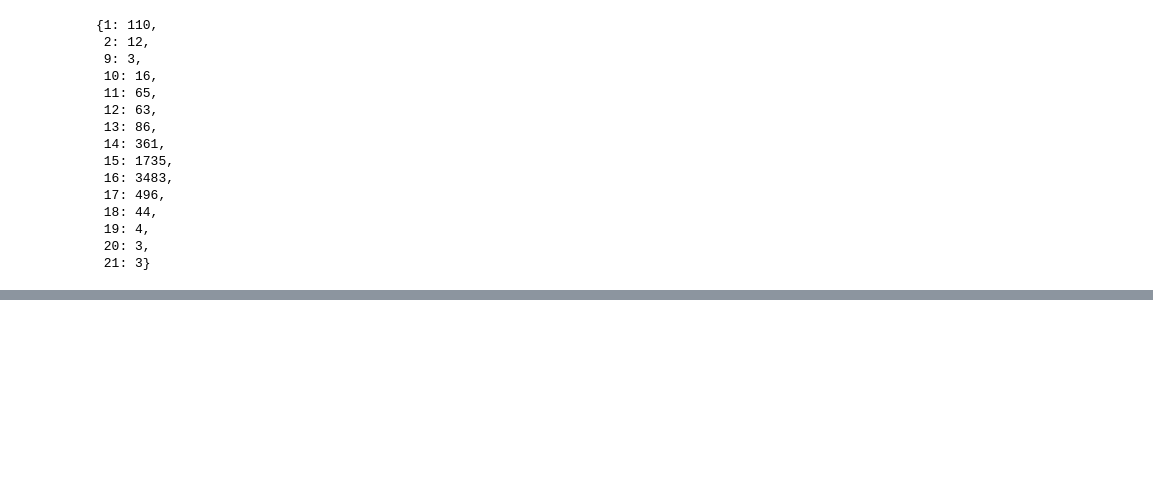
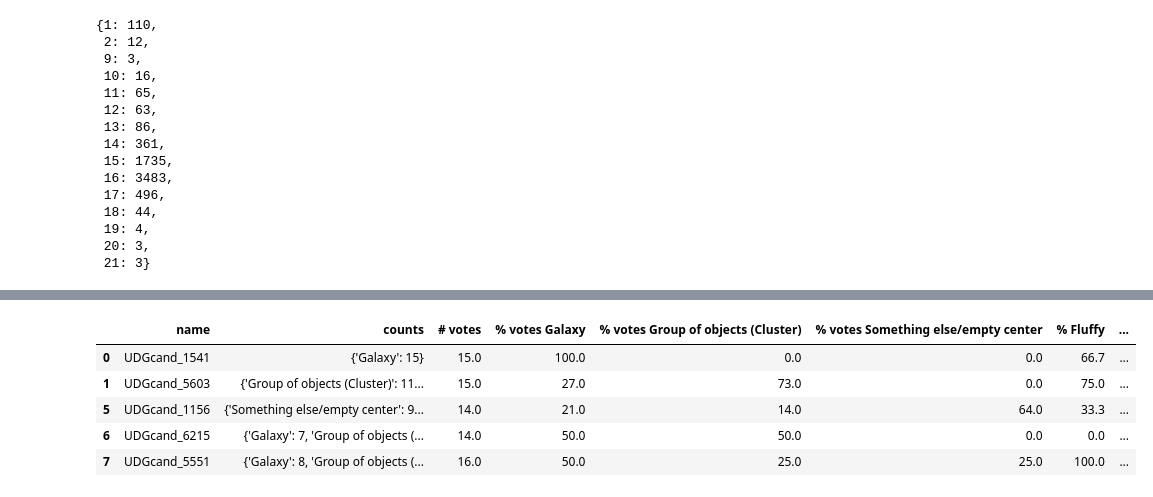
Before and after one commit to Seerden/SpaceFluff, a Jupyter notebook: SpaceFluff/sf_classify.ipynb, the cells around one changed output, grey strips where cells are left out. Cells and saved outputs as stored; diff of their text form; code cells hidden in the pictures; blank space fills up the shorter version.

```diff
--- a/SpaceFluff/sf_classify.ipynb
+++ b/SpaceFluff/sf_classify.ipynb
@@ -365,0 +421,16 @@ most_voted['name']
+# %%
+# sanity check: check if 'is the galaxy fluffy or is it bright?' is the only question asked
+#    when people answer 'galaxy' in task 0
+# also check which answers are possible
+task1_questions = []
+task1_values = []
+
+for answer in answer_types[:1]:
+    df_filtered = df[(df['Task0'] == answer) & (df['annotations'].map(len) > 1)]
+    df_filtered['annotations'].apply(lambda x: task1_questions.append(x[1]['task_label']))
+    df_filtered['annotations'].apply(lambda x: task1_values.append(x[1]['value']))
+
+
+set(task1_questions)  # set of all questions asked (spoiler: it's only the one above)
+set(task1_values)  # set of all answers.
+                   # note this could also be found simply using df_galaxy.groupby(['Task1']).groups.keys()
@@ -365,0 +496,10 @@ most_voted['name']
+# %%
+has_galaxy_votes = df_tasks[df_tasks['% votes Galaxy'] > 0]
+has_galaxy_votes.head()
+# %% [output]
+|  | name | counts | # votes | % votes Galaxy | % votes Group of objects (Cluster) | % votes Something else/empty center | % Fluffy | ... |
+| 0 | UDGcand_1541 | {'Galaxy': 15} | 15.0 | 100.0 | 0.0 | 0.0 | 66.7 | ... |
+| 1 | UDGcand_5603 | {'Group of objects (Cluster)': 11... | 15.0 | 27.0 | 73.0 | 0.0 | 75.0 | ... |
+| 5 | UDGcand_1156 | {'Something else/empty center': 9... | 14.0 | 21.0 | 14.0 | 64.0 | 33.3 | ... |
+| 6 | UDGcand_6215 | {'Galaxy': 7, 'Group of objects (... | 14.0 | 50.0 | 50.0 | 0.0 | 0.0 | ... |
+| 7 | UDGcand_5551 | {'Galaxy': 8, 'Group of objects (... | 16.0 | 50.0 | 25.0 | 25.0 | 100.0 | ... |
```
Also changed, not shown: parts of 25 cells of this notebook, 7 other files.
